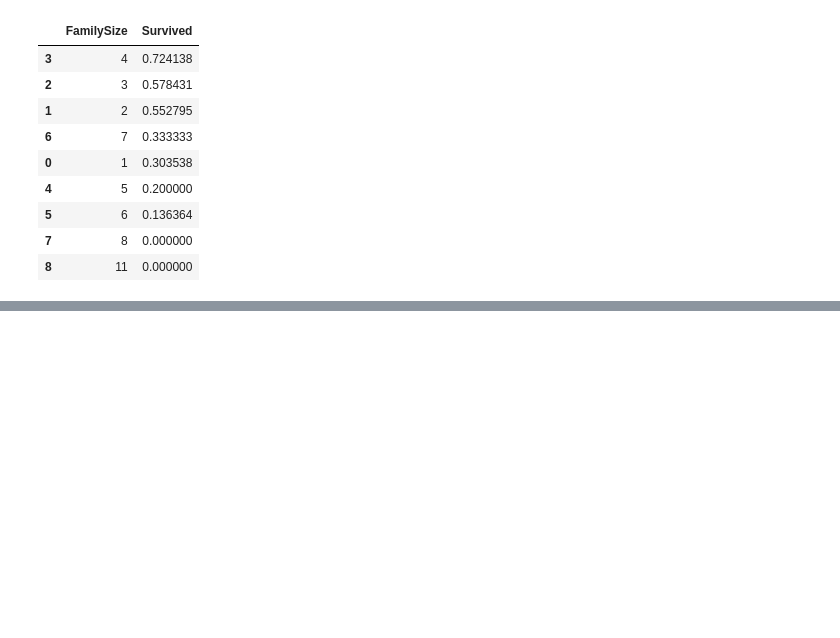
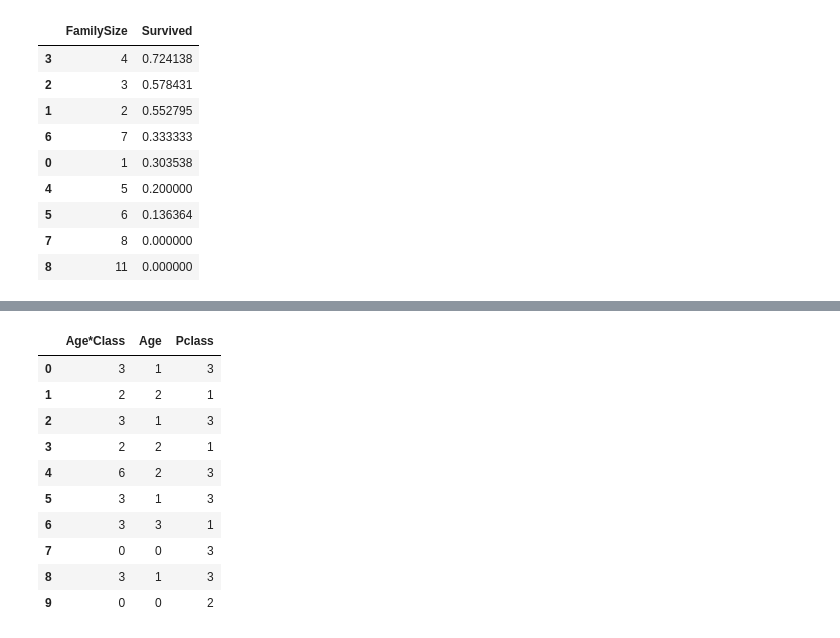
Before and after one commit to malcolmmathew-zz/kaggle-titanic, a Jupyter notebook: Titanic.ipynb, the cells around one changed output, grey strips where cells are left out. Cells and saved outputs as stored; diff of their text form; code cells hidden in the pictures; blank space fills up the shorter version.

```diff
--- a/Titanic.ipynb
+++ b/Titanic.ipynb
@@ -394,0 +414,17 @@ for dataset in combine:
+# %%
+for dataset in combine:
+    dataset['Age*Class'] = dataset.Age * dataset.Pclass
+
+train_df.loc[:, ['Age*Class', 'Age', 'Pclass']].head(10)
+# %% [output]
+|  | Age*Class | Age | Pclass |
+| 0 | 3 | 1 | 3 |
+| 1 | 2 | 2 | 1 |
+| 2 | 3 | 1 | 3 |
+| 3 | 2 | 2 | 1 |
+| 4 | 6 | 2 | 3 |
+| 5 | 3 | 1 | 3 |
+| 6 | 3 | 3 | 1 |
+| 7 | 0 | 0 | 3 |
+| 8 | 3 | 1 | 3 |
+| 9 | 0 | 0 | 2 |
```
Also changed, not shown: parts of 9 cells of this notebook.
